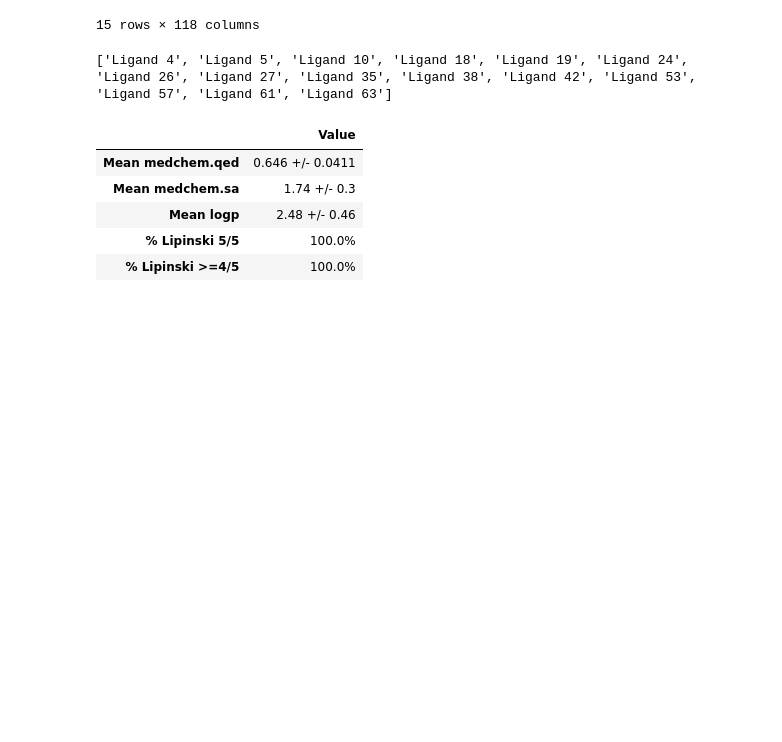
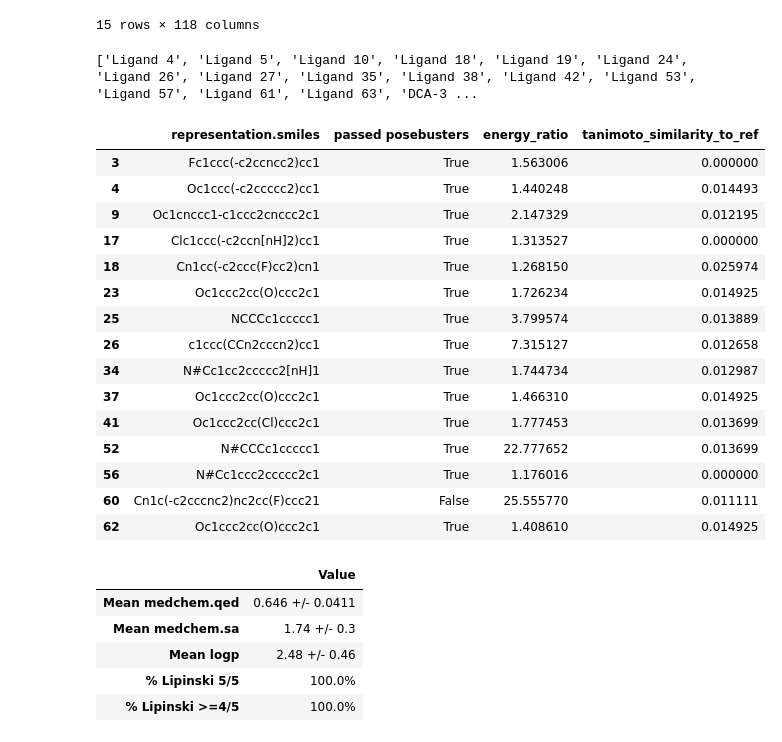
Before and after one commit to myrahaider/GPCR_LigandGen, a Jupyter notebook: results.ipynb, the cells around one changed output. Cells and saved outputs as stored; diff of their text form; code cells hidden in the pictures; blank space fills up the shorter version.

```diff
--- a/results.ipynb
+++ b/results.ipynb
@@ -212,16 +212,42 @@ See the caveats in the documentation: https://pandas.pydata.org/pandas-docs/stab
 15 rows × 118 columns
 # %%
 # rdkit draw each of the molecules that passed filtering and save to a png
+# also reference ligand
 from rdkit.Chem.Draw import MolsToGridImage
 
 legends = [f"Ligand {num + 1}" for num in filtered_metrics_df.index]
+legends.append("DCA-3P")
 print(legends)
+
+
 #use mols from previous cell
+mols_to_draw = gen_mols + [ref_mol]
 
-img = MolsToGridImage(gen_mols, molsPerRow=5, subImgSize=(300,300), legends=legends)
+img = MolsToGridImage(mols_to_draw, molsPerRow=4, subImgSize=(300,300), legends=legends)
 img.save("data/generated_ligands/filtered_generated_ligands.png")
 # %% [output]
-['Ligand 4', 'Ligand 5', 'Ligand 10', 'Ligand 18', 'Ligand 19', 'Ligand 24', 'Ligand 26', 'Ligand 27', 'Ligand 35', 'Ligand 38', 'Ligand 42', 'Ligand 53', 'Ligand 57', 'Ligand 61', 'Ligand 63']
+['Ligand 4', 'Ligand 5', 'Ligand 10', 'Ligand 18', 'Ligand 19', 'Ligand 24', 'Ligand 26', 'Ligand 27', 'Ligand 35', 'Ligand 38', 'Ligand 42', 'Ligand 53', 'Ligand 57', 'Ligand 61', 'Ligand 63', 'DCA-3 ...
+# %%
+# show just the filtered with posebusters, tanimoto columns
+filtered_metrics_checks_df = filtered_metrics_df[["representation.smiles", "passed posebusters", "energy_ratio", "tanimoto_similarity_to_ref"]]
+display(filtered_metrics_checks_df)
+# %% [output]
+|  | representation.smiles | passed posebusters | energy_ratio | tanimoto_similarity_to_ref |
+| 3 | Fc1ccc(-c2ccncc2)cc1 | True | 1.563006 | 0.000000 |
+| 4 | Oc1ccc(-c2ccccc2)cc1 | True | 1.440248 | 0.014493 |
+| 9 | Oc1cnccc1-c1ccc2cnccc2c1 | True | 2.147329 | 0.012195 |
+| 17 | Clc1ccc(-c2ccn[nH]2)cc1 | True | 1.313527 | 0.000000 |
+| 18 | Cn1cc(-c2ccc(F)cc2)cn1 | True | 1.268150 | 0.025974 |
+| 23 | Oc1ccc2cc(O)ccc2c1 | True | 1.726234 | 0.014925 |
+| 25 | NCCCc1ccccc1 | True | 3.799574 | 0.013889 |
+| 26 | c1ccc(CCn2cccn2)cc1 | True | 7.315127 | 0.012658 |
+| 34 | N#Cc1cc2ccccc2[nH]1 | True | 1.744734 | 0.012987 |
+| 37 | Oc1ccc2cc(O)ccc2c1 | True | 1.466310 | 0.014925 |
+| 41 | Oc1ccc2cc(Cl)ccc2c1 | True | 1.777453 | 0.013699 |
+| 52 | N#CCCc1ccccc1 | True | 22.777652 | 0.013699 |
+| 56 | N#Cc1ccc2ccccc2c1 | True | 1.176016 | 0.000000 |
+| 60 | Cn1c(-c2cccnc2)nc2cc(F)ccc21 | False | 25.555770 | 0.011111 |
+| 62 | Oc1ccc2cc(O)ccc2c1 | True | 1.408610 | 0.014925 |
 # %%
 # evaluate the 15 filter-passing molecules for drug-likeness
 
```
